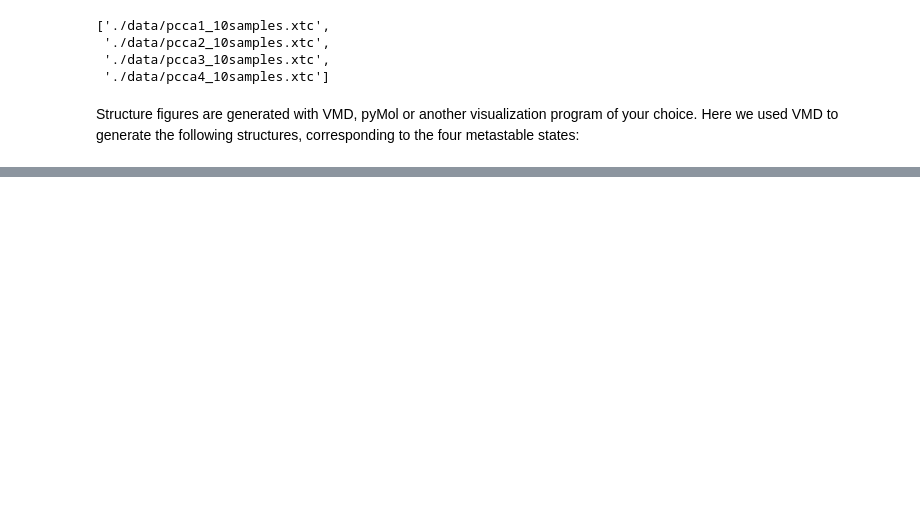
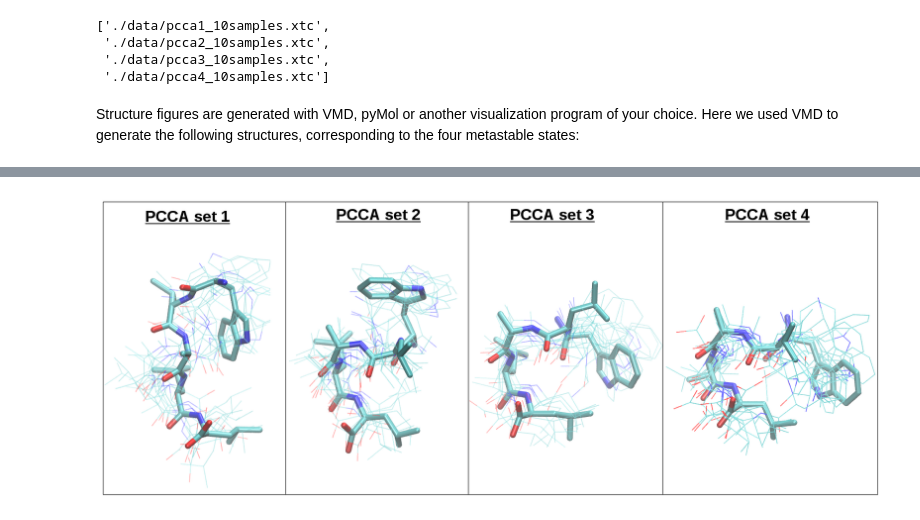
Before and after one commit to markovmodel/PyEMMA_IPython, a Jupyter notebook: md2msm_penta_peptide/md2msm_penta_peptide.ipynb, the cells around one changed output, grey strips where cells are left out. Saved outputs shown, nothing was run; the diff lists cells and outputs as text; code cells hidden in the pictures; blank space fills up the shorter version.

Commit message:
fixed version numbers and image display

```diff
--- a/md2msm_penta_peptide/md2msm_penta_peptide.ipynb
+++ b/md2msm_penta_peptide/md2msm_penta_peptide.ipynb
@@ -338,0 +324,5 @@ Structure figures are generated with VMD, pyMol or another visualization program
+# %%
+from IPython.display import Image
+Image(filename='./data/pcca4_sets.png', width=800)
+# %% [output]
+[figure, added]
```
Also changed, not shown: parts of 11 cells of this notebook, 2 other files.
